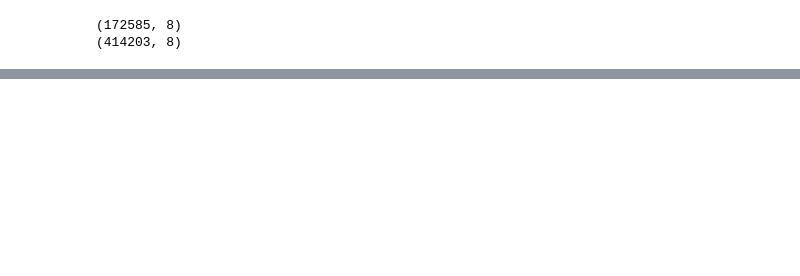
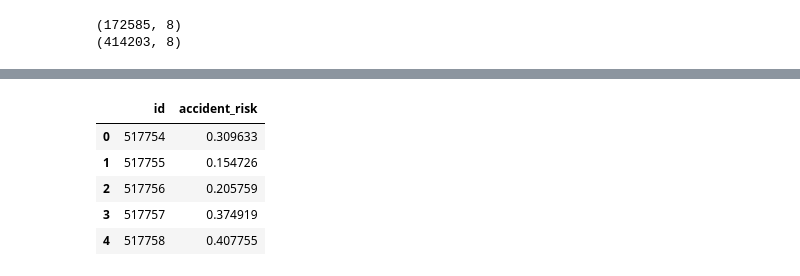
Before and after one commit to Santyamaya98/AI_and_MachineL_projects, a Jupyter notebook: road-accident.ipynb, the cells around one changed output, grey strips where cells are left out. Saved outputs shown, nothing was run; the diff lists cells and outputs as text; code cells hidden in the pictures; blank space fills up the shorter version.

```diff
--- a/road-accident.ipynb
+++ b/road-accident.ipynb
@@ -799,0 +858,12 @@ submission.head(10)
+# %%
+drop_cols = ['accident_risk', 	'accident_risk_xgb', 	'accident_risk_ridge', 	'accident_risk_random']
+submission = submission.drop(columns=drop_cols)
+submission.columns = ['id', 'accident_risk']
+submission.head()
+# %% [output]
+|  | id | accident_risk |
+| 0 | 517754 | 0.309633 |
+| 1 | 517755 | 0.154726 |
+| 2 | 517756 | 0.205759 |
+| 3 | 517757 | 0.374919 |
+| 4 | 517758 | 0.407755 |
```
Also changed, not shown: parts of 16 cells of this notebook.
